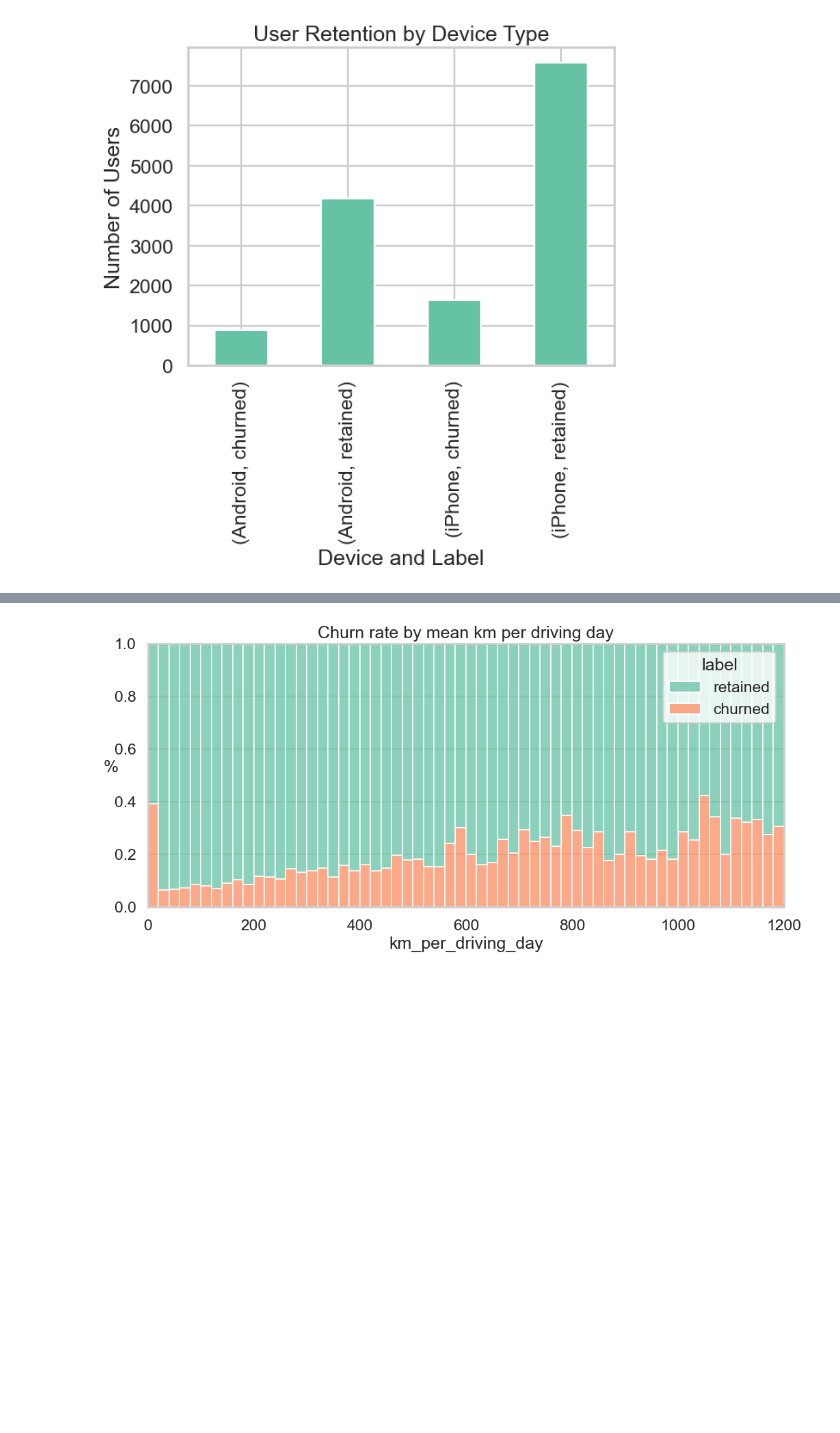
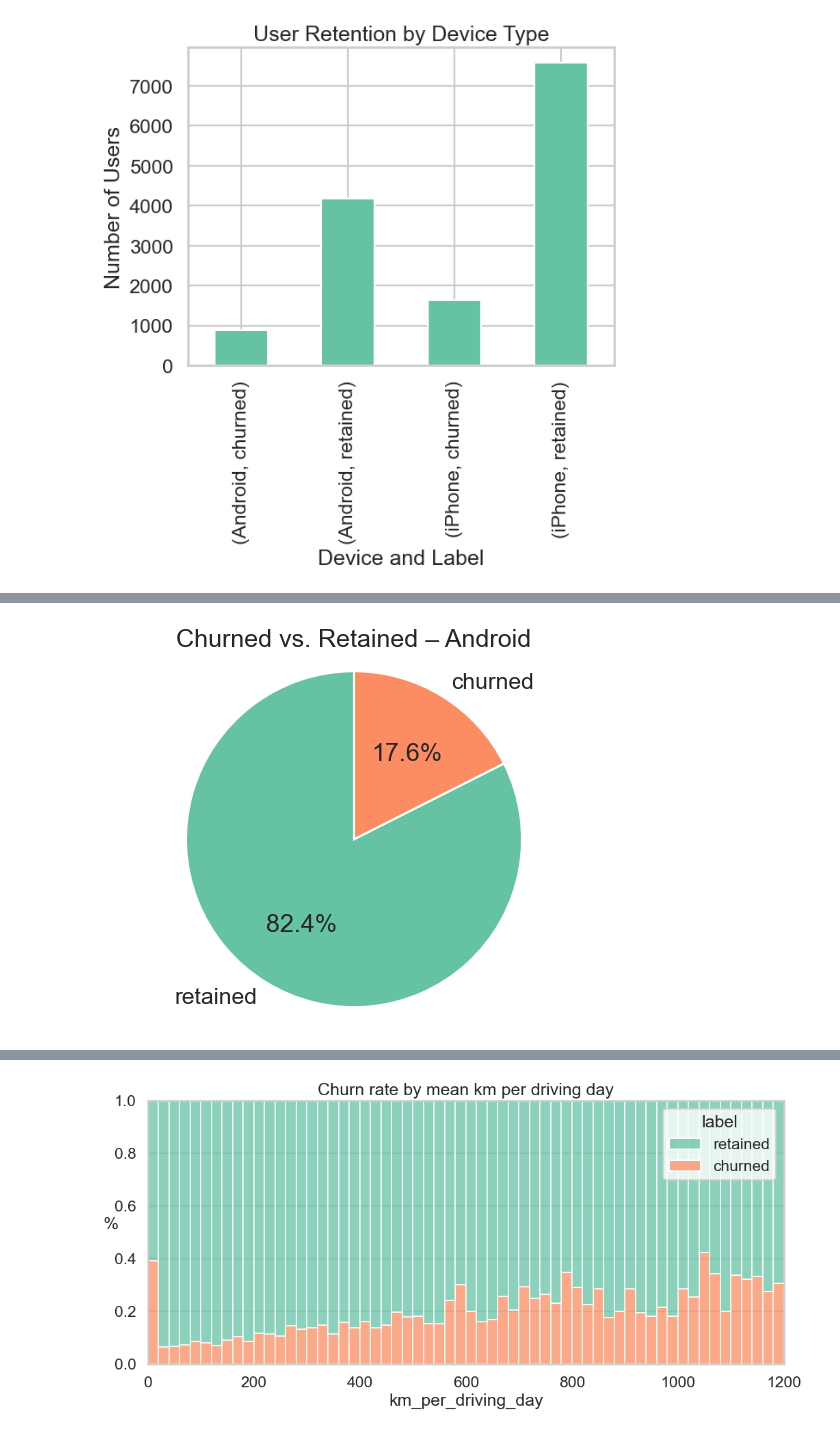
Before and after one commit to hannahb-analytics/waze_course_project, a Jupyter notebook: Google Waze Doc.ipynb, the cells around one changed output, grey strips where cells are left out. Cells and saved outputs as stored; diff of their text form; code cells hidden in the pictures; blank space fills up the shorter version.

```diff
--- a/Google Waze Doc.ipynb
+++ b/Google Waze Doc.ipynb
@@ -417,3 +451,23 @@ plt.show()
+# %%
+android_percentages = (
+    df[df["device"] == "Android"]["label"]
+      .value_counts(normalize=True)
+      .mul(100)
+)
+# %%
+plt.pie(
+    android_percentages.values,
+    labels=android_percentages.index,
+    autopct="%1.1f%%",
+    startangle=90
+)
+
+plt.title("Churned vs. Retained – Android")
+plt.axis("equal")
+
+plt.show()
+# %% [output]
+[figure, added]
 # %%
 df["km_per_driving_day"] = df['driven_km_drives'] / df['driving_days']
 # %%
```
Also changed, not shown: parts of 11 cells of this notebook, 1 other file.
